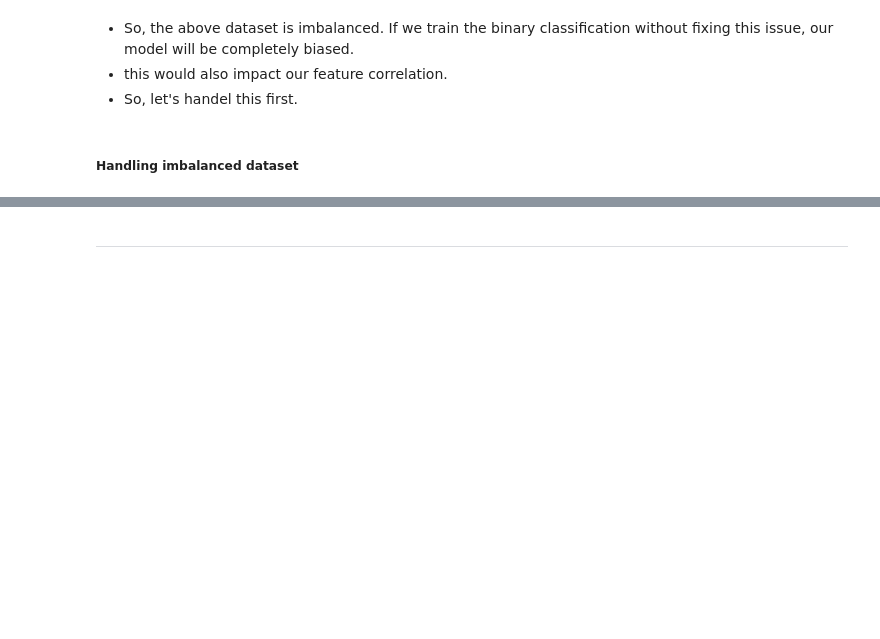
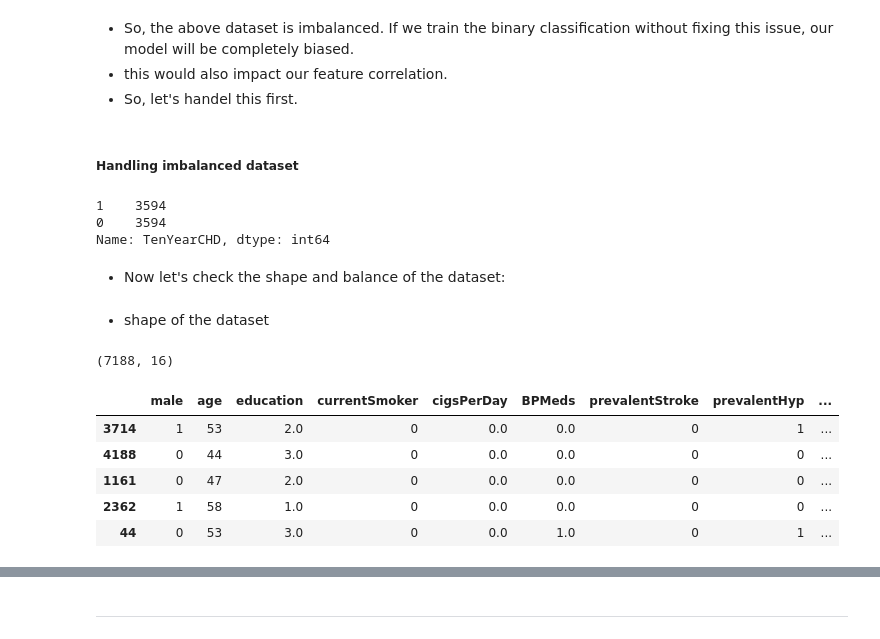
Before and after one commit to RedocamaI/heart_disease_predictor, a Jupyter notebook: heart_disease_predictor.ipynb, the cells around one changed output, grey strips where cells are left out. Cells and saved outputs as stored; diff of their text form; code cells hidden in the pictures; blank space fills up the shorter version.

```diff
--- a/heart_disease_predictor.ipynb
+++ b/heart_disease_predictor.ipynb
@@ -103,3 +88,37 @@ sns.histplot(x=data['TenYearCHD'], kde=True)
 - So, let's handel this first.
 # %% [markdown]
 ##### Handling imbalanced dataset
+# %%
+# import required packages
+from sklearn.utils import resample
+data_minority = data[data['TenYearCHD']==1]
+data_majority = data[data['TenYearCHD']==0]
+data_minority_upsampled = resample(data_minority,
+                                    replace=True, # sample with replacement
+                                    n_samples=3594, # to match majority class
+                                    random_state=0 # for reproducibile results
+                                    )
+# new upsampled/balanced data
+data_balanced = pd.concat([data_minority_upsampled, data_majority])
+print(data_balanced['TenYearCHD'].value_counts())
+# %% [output]
+1    3594
+0    3594
+Name: TenYearCHD, dtype: int64
+# %% [markdown]
+- Now let's check the shape and balance of the dataset:
+# %% [markdown]
+- shape of the dataset
+# %%
+data_balanced.shape
+# %% [output]
+(7188, 16)
+# %%
+data_balanced.head()
+# %% [output]
+|  | male | age | education | currentSmoker | cigsPerDay | BPMeds | prevalentStroke | prevalentHyp | ... |
+| 3714 | 1 | 53 | 2.0 | 0 | 0.0 | 0.0 | 0 | 1 | ... |
+| 4188 | 0 | 44 | 3.0 | 0 | 0.0 | 0.0 | 0 | 0 | ... |
+| 1161 | 0 | 47 | 2.0 | 0 | 0.0 | 0.0 | 0 | 0 | ... |
+| 2362 | 1 | 58 | 1.0 | 0 | 0.0 | 0.0 | 0 | 0 | ... |
+| 44 | 0 | 53 | 3.0 | 0 | 0.0 | 1.0 | 0 | 1 | ... |
```
Also changed, not shown: parts of 29 cells of this notebook.
